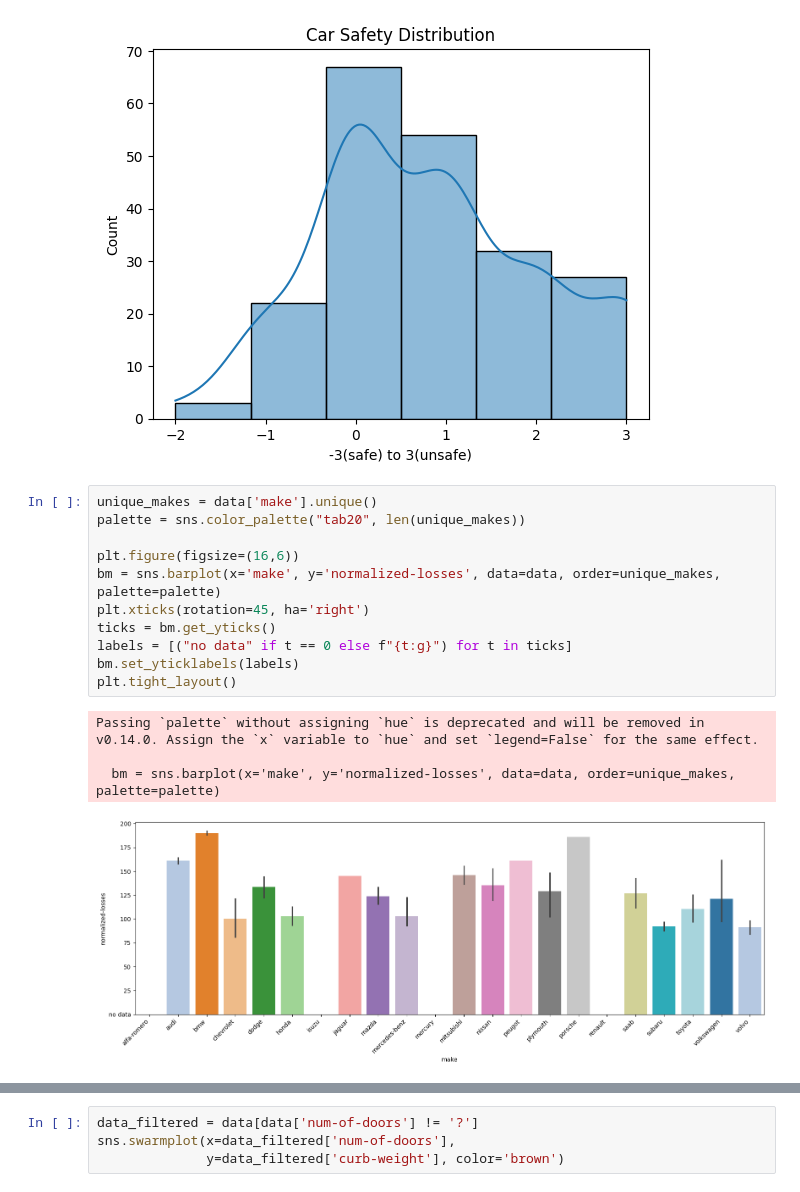
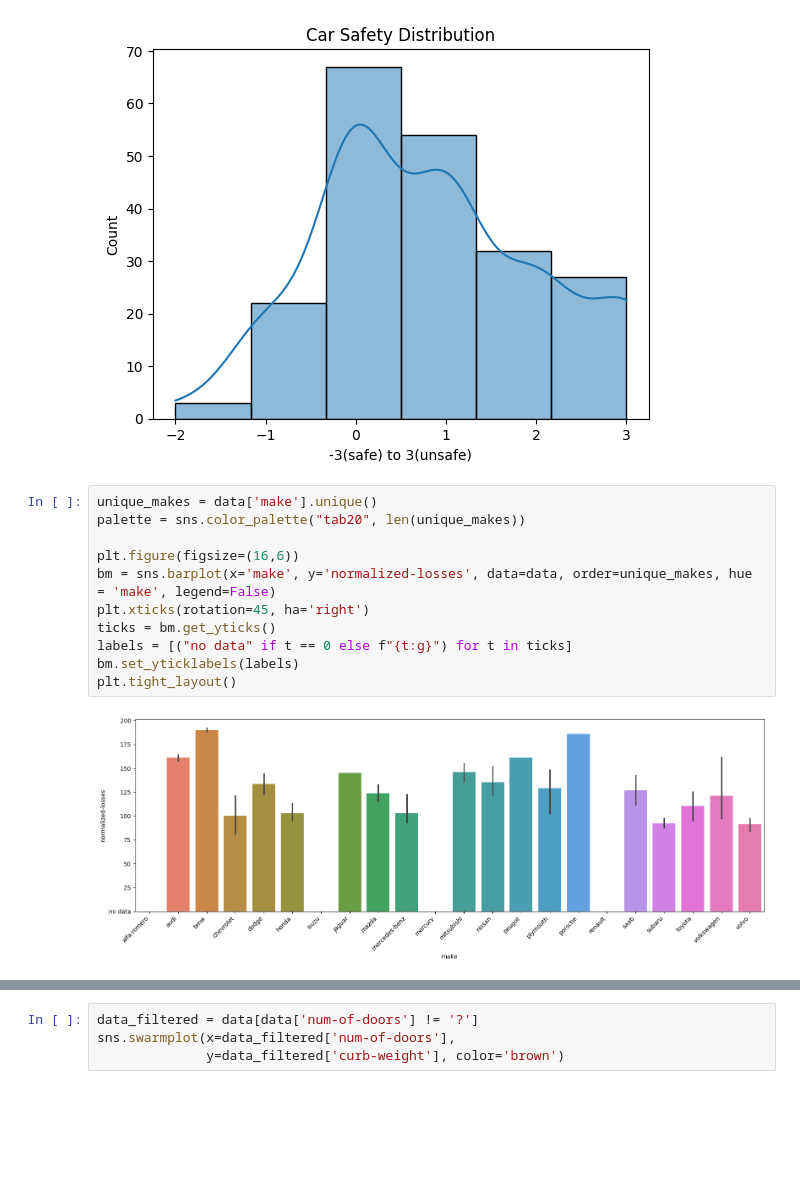
Before and after one commit to Donbassenok/Specialni-Rozdily-Programuvania, a Jupyter notebook: lab2/lab2-1.ipynb, the cells around one changed output, grey strips where cells are left out. Drawn from its saved outputs; the diff is of its cells as text; blank space fills up the shorter version.

```diff
--- a/lab2/lab2-1.ipynb
+++ b/lab2/lab2-1.ipynb
@@ -33,19 +33,16 @@ Text(0.5, 1.0, 'Car Safety Distribution')
 # %%
 unique_makes = data['make'].unique()
 palette = sns.color_palette("tab20", len(unique_makes))
 
 plt.figure(figsize=(16,6))
-bm = sns.barplot(x='make', y='normalized-losses', data=data, order=unique_makes, palette=palette)
+bm = sns.barplot(x='make', y='normalized-losses', data=data, order=unique_makes, hue = 'make', legend=False)
 plt.xticks(rotation=45, ha='right')
 ticks = bm.get_yticks()
 labels = [("no data" if t == 0 else f"{t:g}") for t in ticks]
 bm.set_yticklabels(labels)
 plt.tight_layout()
 # %% [output]
-Passing `palette` without assigning `hue` is deprecated and will be removed in v0.14.0. Assign the `x` variable to `hue` and set `legend=False` for the same effect.
-
-  bm = sns.barplot(x='make', y='normalized-losses', data=data, order=unique_makes, palette=palette)
-[figure, old version]
+[figure, new version]
 # %%
 figue, axes = plt.subplots(1, 2, figsize=(10, 5))
 palette = {"gas": "#715BDF", "diesel": "#E0C34E"}
```
Also changed, not shown: parts of 1 cell of this notebook, 2 other files.
